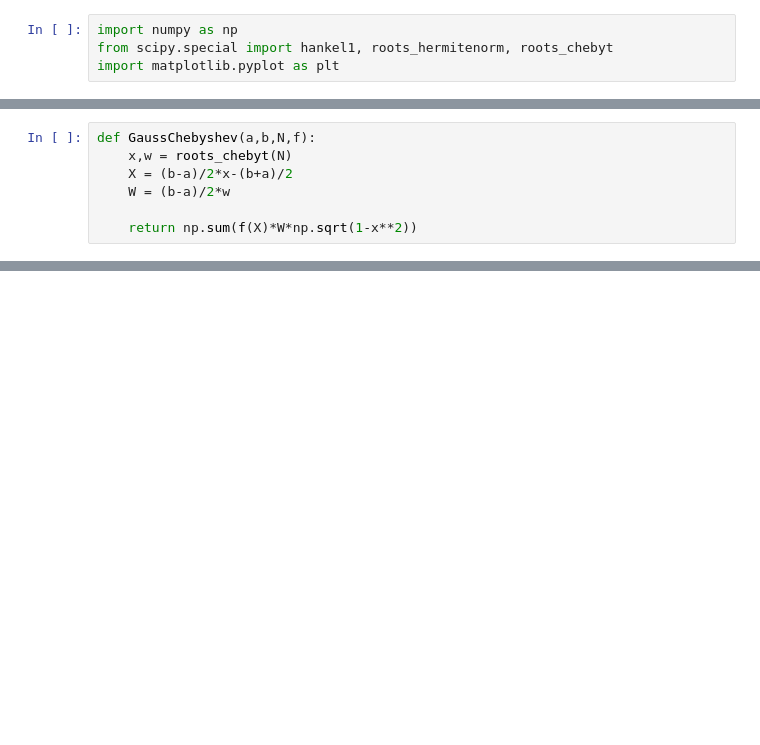
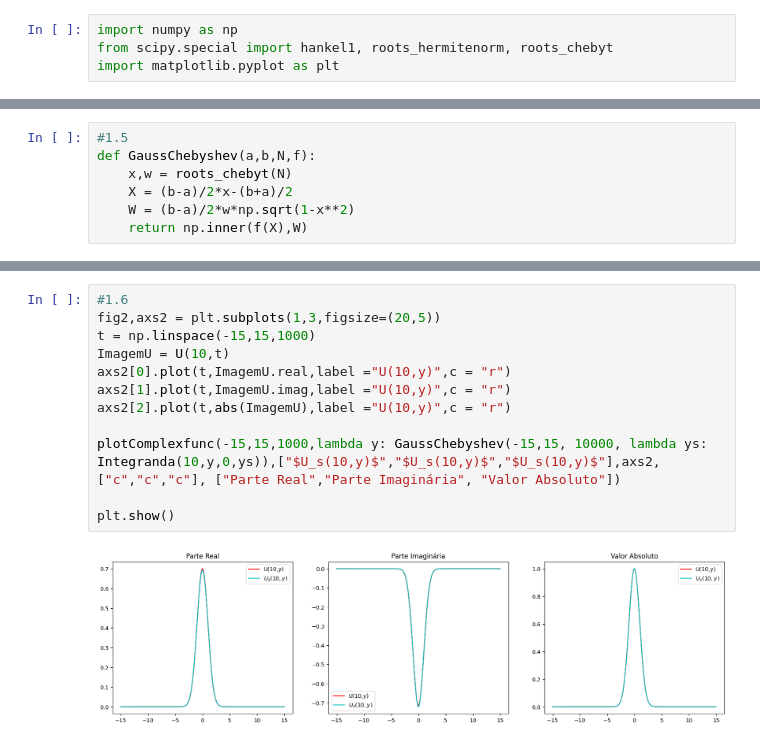
Before and after one commit to KonoEmllikDa/Fisica-Computacional, a Jupyter notebook: TPC1.ipynb, the cells around one changed output, grey strips where cells are left out. Saved outputs shown, nothing was run; the diff lists cells and outputs as text; blank space fills up the shorter version.

```diff
--- a/TPC1.ipynb
+++ b/TPC1.ipynb
@@ -59 +121,8 @@ def SimpsonAdaptative(a,b,emin,vt,f,reterror=0):
+# %%
+#1.5
+def GaussChebyshev(a,b,N,f):
+    x,w = roots_chebyt(N)
+    X = (b-a)/2*x-(b+a)/2
+    W = (b-a)/2*w*np.sqrt(1-x**2)
+    return np.inner(f(X),W)
 # %%
@@ -119,7 +131,0 @@ GaussHermite(100000,lambda y : IntegrandaHermite(10,0,0,y))
-# %%
-def GaussChebyshev(a,b,N,f):
-    x,w = roots_chebyt(N)
-    X = (b-a)/2*x-(b+a)/2
-    W = (b-a)/2*w
-
-    return np.sum(f(X)*W*np.sqrt(1-x**2))
@@ -129,0 +132,14 @@ GaussChebyshev(-15,15,100000, lambda y : Integranda(10,0,0,y))
+# %%
+#1.6
+fig2,axs2 = plt.subplots(1,3,figsize=(20,5))
+t = np.linspace(-15,15,1000)
+ImagemU = U(10,t)
+axs2[0].plot(t,ImagemU.real,label ="U(10,y)",c = "r")
+axs2[1].plot(t,ImagemU.imag,label ="U(10,y)",c = "r")
+axs2[2].plot(t,abs(ImagemU),label ="U(10,y)",c = "r")
+
+plotComplexfunc(-15,15,1000,lambda y: GaussChebyshev(-15,15, 10000, lambda ys: Integranda(10,y,0,ys)),["$U_s(10,y)$","$U_s(10,y)$","$U_s(10,y)$"],axs2, ["c","c","c"], ["Parte Real","Parte Imaginária", "Valor Absoluto"])
+
+plt.show()
+# %% [output]
+[figure, added]
```
Also changed, not shown: parts of 20 cells of this notebook.
